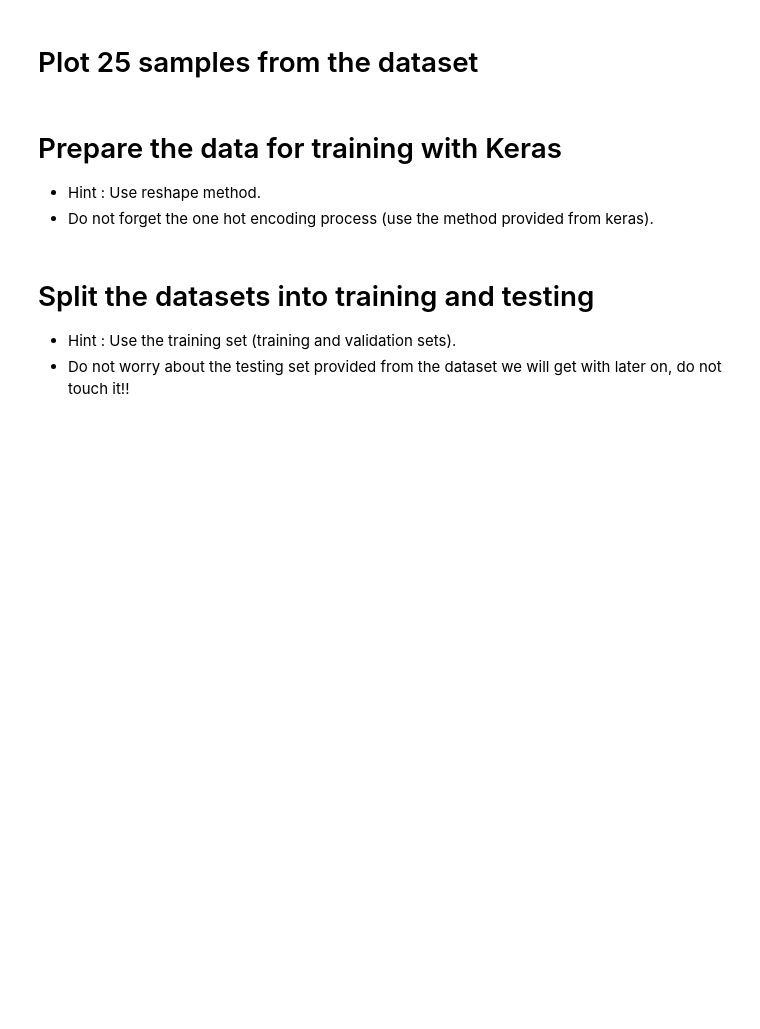
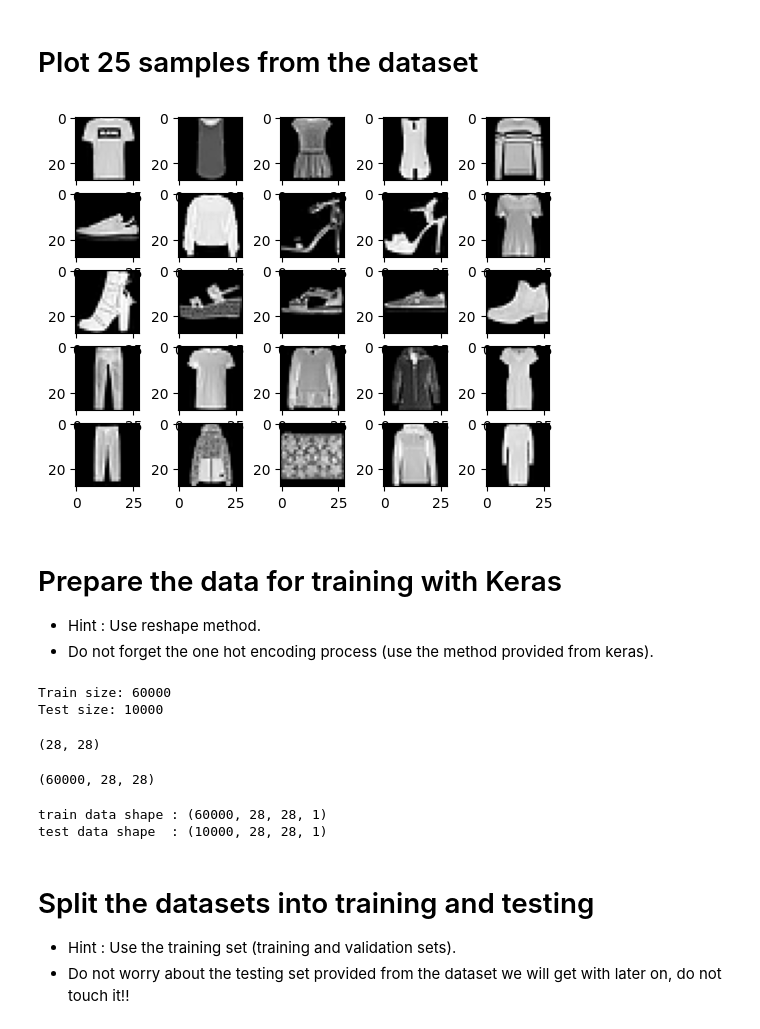
Before and after one commit to Tuwaiq-Data-Science-Bootcamp-V5/CNN_FashionMNIST, a Jupyter notebook: NeuralNetworks-Fashion.ipynb, the cells around one changed output. Saved outputs shown, nothing was run; the diff lists cells and outputs as text; code cells hidden in the pictures; blank space fills up the shorter version.

```diff
--- a/NeuralNetworks-Fashion.ipynb
+++ b/NeuralNetworks-Fashion.ipynb
@@ -6,3 +18,7 @@
 - Dataset provided from keras.
 - Print the number of training images and testing images.
 - Print the number of labels (unique).
+# %%
+import ssl
+ssl._create_default_https_context = ssl._create_unverified_context
+(train_images, train_labels), (test_images, test_labels) = fashion_mnist.load_data()
@@ -13,10 +52,49 @@
 # %% [markdown]
 # Plot 25 samples from the dataset
+# %%
+for i in range(1, 26):
+    plt.subplot(5, 5, i)
+    plt.imshow(train_images[i], cmap=plt.get_cmap('gray'))
+plt.show()
+# %% [output]
+[figure, added]
 # %% [markdown]
 # Prepare the data for training with Keras
 
 - Hint : Use reshape method.
 - Do not forget the one hot encoding process (use the method provided from keras).
+# %%
+train_ds_size= tf.data.experimental.cardinality(train_ds).numpy()
+test_ds_size = tf.data.experimental.cardinality(test_ds).numpy()
+print('Train size:',train_ds_size)
+print('Test size:',test_ds_size)
+# %% [output]
+Train size: 60000
+Test size: 10000
+# %%
+nRows, nCols = train_images.shape[1:]
+nRows, nCols
+# %% [output]
+(28, 28)
+# %%
+train_images.shape
+# %% [output]
+(60000, 28, 28)
+# %%
+train_data = train_images.reshape(train_images.shape[0], nRows, nCols, 1)
+train_data = train_data.astype('float32')
+print('train data shape :', train_data.shape)
+
+test_data = test_images.reshape(test_images.shape[0], nRows, nCols, 1)
+test_data = test_data.astype('float32')
+print('test data shape  :', test_data.shape)
+
+input_shape = (nRows, nCols)
+train_data = train_images.reshape(train_images.shape[0], nRows, nCols, 1)
+test_data = test_images.reshape(test_images.shape[0], nRows, nCols, 1)
+# %% [output]
+train data shape : (60000, 28, 28, 1)
+test data shape  : (10000, 28, 28, 1)
 # %% [markdown]
 # Split the datasets into training and testing
 
```
Also changed, not shown: parts of 13 cells of this notebook.
